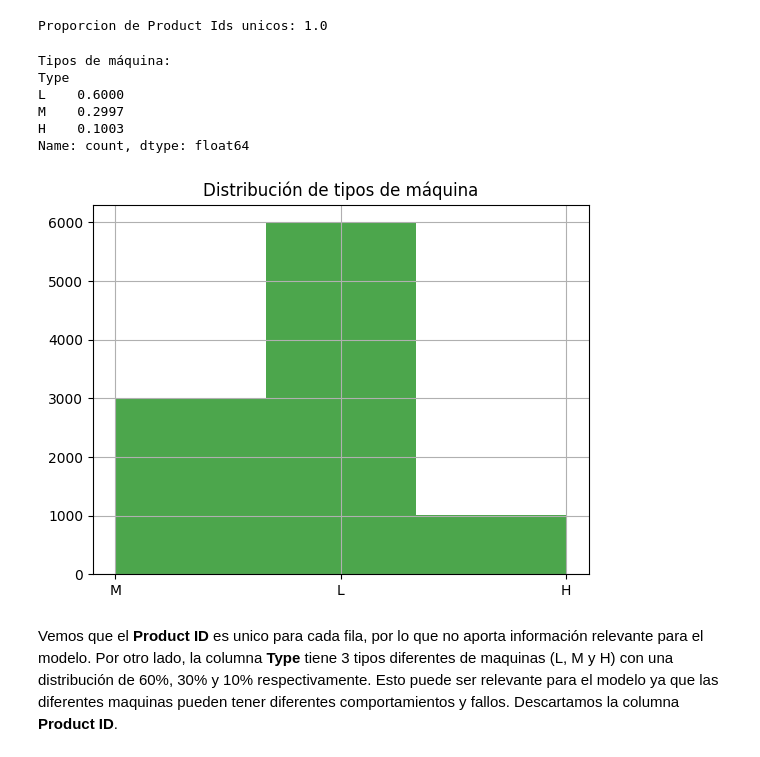
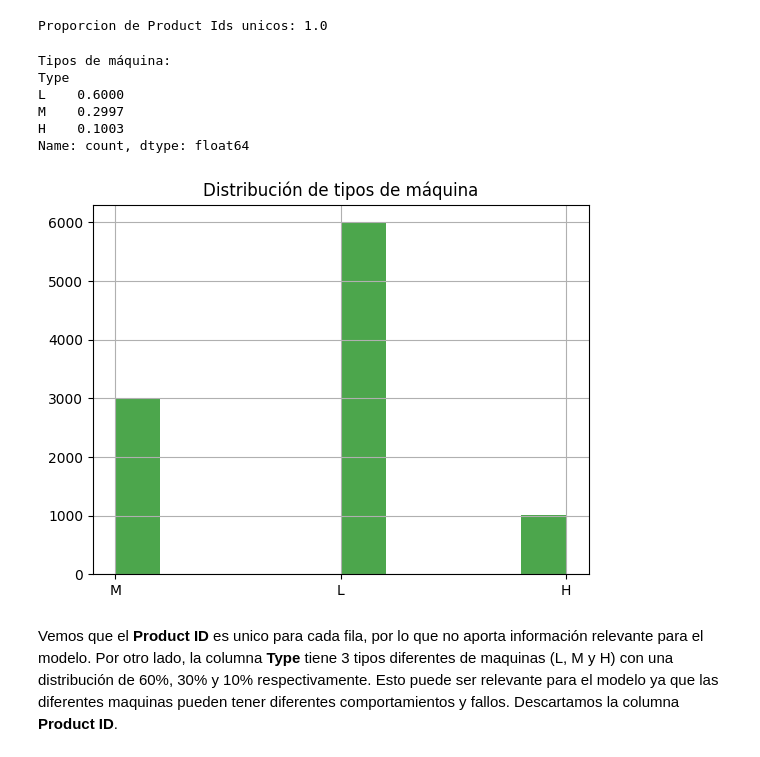
Before and after one commit to maximdorogov/aprendizaje-de-maquina, a Jupyter notebook: tp_final.ipynb, the cells around one changed output. Cells and saved outputs as stored; diff of their text form; code cells hidden in the pictures.

```diff
--- a/tp_final.ipynb
+++ b/tp_final.ipynb
@@ -109,19 +118,19 @@ Proporcion de Product Ids unicos: 1.0
 # %%
 n_counts = dataset['Type'].value_counts()
 print('Tipos de máquina:')
 print(f'{n_counts / len(dataset)}')
 
-dataset['Type'].hist(bins=3, color='green', alpha=0.7)
+dataset['Type'].hist(color='green', alpha=0.7)
 plt.title('Distribución de tipos de máquina')
 plt.show()
 # %% [output]
 Tipos de máquina:
 Type
 L    0.6000
 M    0.2997
 H    0.1003
 Name: count, dtype: float64
-[figure, old version]
+[figure, new version]
 # %% [markdown]
 Vemos que el **Product ID** es unico para cada fila, por lo que no aporta información relevante para el modelo. Por otro lado, la columna **Type** tiene 3 tipos diferentes de maquinas (L, M y H) con una distribución de 60%, 30% y 10% respectivamente. Esto puede ser relevante para el modelo ya que las diferentes maquinas pueden tener diferentes comportamientos y fallos. Descartamos la columna **Product ID**.
 # %%
```
Also changed, not shown: parts of 29 cells of this notebook.
